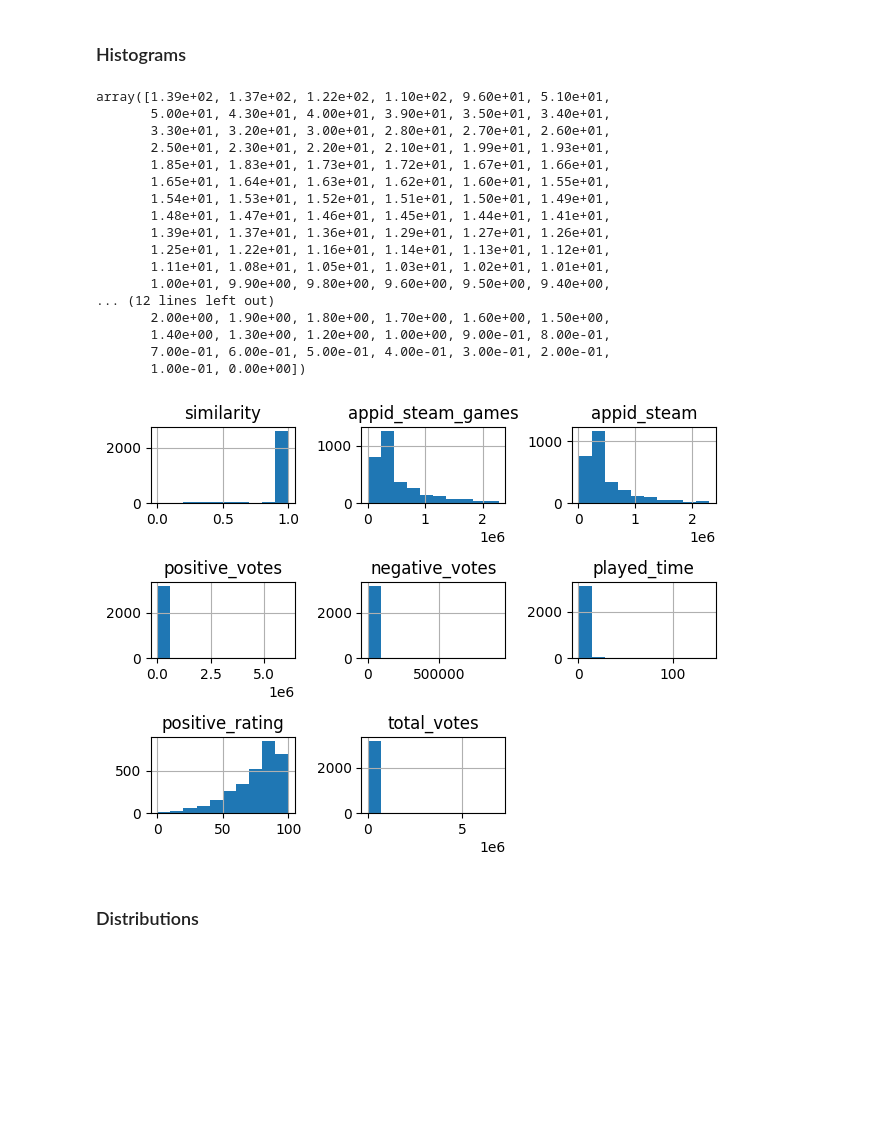
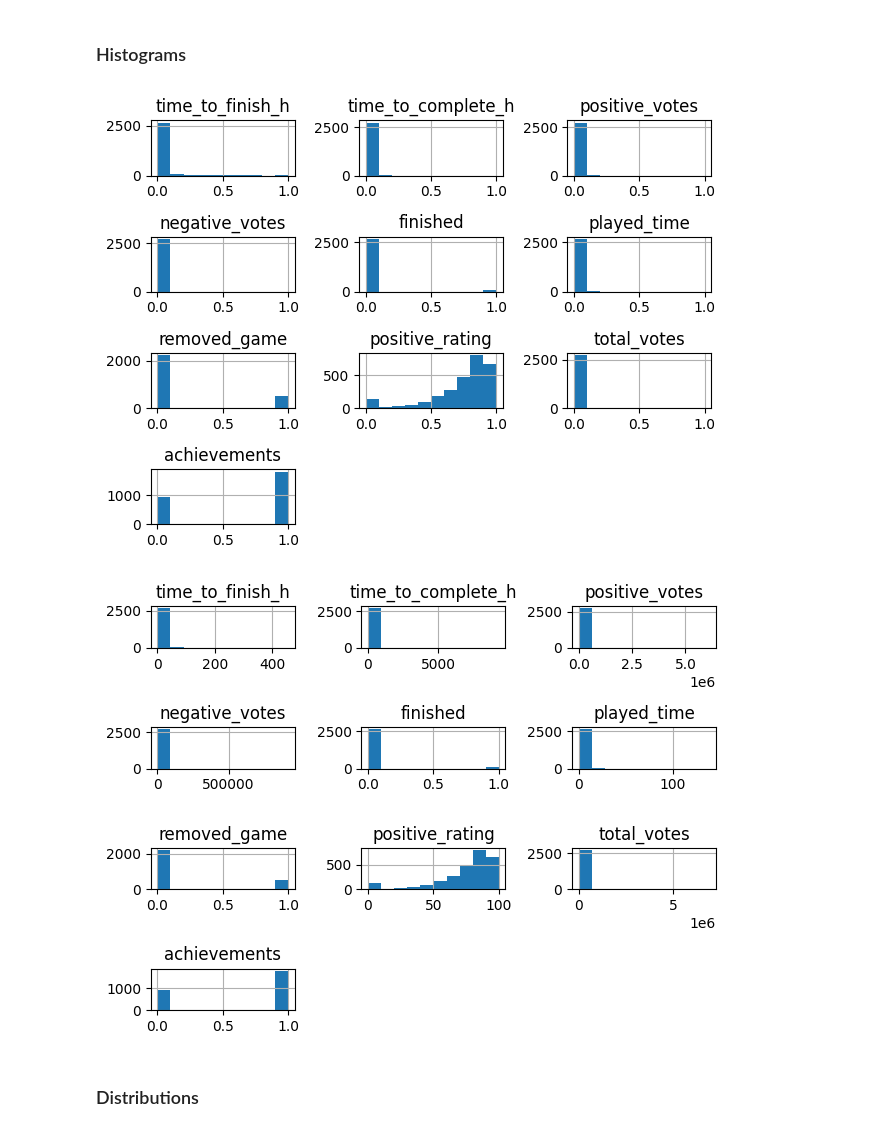
Before and after one commit to Sharpy796/CMPS4510_SteamGameAnalyzer, a Jupyter notebook: project_cluster_cmps451.ipynb, the cells around one changed output. Drawn from its saved outputs; the diff is of its cells as text; code cells hidden in the pictures; blank space fills up the shorter version.

Commit message:
Filtered columns we want from dataset and made a norm function

```diff
--- a/project_cluster_cmps451.ipynb
+++ b/project_cluster_cmps451.ipynb
@@ -155,28 +155,48 @@ pd.plotting.parallel_coordinates(ttfh, "bin", color=('red', 'orange', 'yellow',
 [figure]
 # %% [markdown]
 ### Histograms
-# %%
-hist = df.hist(bins = 10 )
-plt.tight_layout()
-# %% [output]
-array([1.39e+02, 1.37e+02, 1.22e+02, 1.10e+02, 9.60e+01, 5.10e+01,
-       5.00e+01, 4.30e+01, 4.00e+01, 3.90e+01, 3.50e+01, 3.40e+01,
-       3.30e+01, 3.20e+01, 3.00e+01, 2.80e+01, 2.70e+01, 2.60e+01,
-       2.50e+01, 2.30e+01, 2.20e+01, 2.10e+01, 1.99e+01, 1.93e+01,
-       1.85e+01, 1.83e+01, 1.73e+01, 1.72e+01, 1.67e+01, 1.66e+01,
-       1.65e+01, 1.64e+01, 1.63e+01, 1.62e+01, 1.60e+01, 1.55e+01,
-       1.54e+01, 1.53e+01, 1.52e+01, 1.51e+01, 1.50e+01, 1.49e+01,
-       1.48e+01, 1.47e+01, 1.46e+01, 1.45e+01, 1.44e+01, 1.41e+01,
-       1.39e+01, 1.37e+01, 1.36e+01, 1.29e+01, 1.27e+01, 1.26e+01,
-       1.25e+01, 1.22e+01, 1.16e+01, 1.14e+01, 1.13e+01, 1.12e+01,
-       1.11e+01, 1.08e+01, 1.05e+01, 1.03e+01, 1.02e+01, 1.01e+01,
-       1.00e+01, 9.90e+00, 9.80e+00, 9.60e+00, 9.50e+00, 9.40e+00,
-... (12 lines left out)
-       2.00e+00, 1.90e+00, 1.80e+00, 1.70e+00, 1.60e+00, 1.50e+00,
-       1.40e+00, 1.30e+00, 1.20e+00, 1.00e+00, 9.00e-01, 8.00e-01,
-       7.00e-01, 6.00e-01, 5.00e-01, 4.00e-01, 3.00e-01, 2.00e-01,
-       1.00e-01, 0.00e+00])
-[figure, removed]
+# %%
+
+#filter out columns we want from dataset
+df_filt = df.filter(items = ['time_to_finish_h', 'time_to_complete_h', 'genre',
+                             'positive_votes', 'negative_votes', 'tags', 'finished', 'played_time',
+                             'removed_game', 'positive_rating', 'total_votes', 'achievements'])
+
+#remove unwanted values from some columns
+df_filt = df_filt[df_filt ['time_to_finish_h']  != 'No time registered yet']
+df_filt = df_filt[df_filt['time_to_complete_h'] != 'No time registered yet']
+
+#Change NA/NAN values to 0
+df_filt = df_filt.fillna(0)
+
+#Convert number strings to int
+df_filt['time_to_finish_h'] = df_filt['time_to_finish_h'].apply(lambda x: int(x))
+df_filt['time_to_complete_h'] = df_filt['time_to_complete_h'].apply(lambda x: int(x))
+
+#Replace 'X' (meaning true) with 1
+df_filt = df_filt.replace('X', 1)
+
+#Filter out columns that have names of genres and tags until figure out what to do with them
+df_filt_exclude_col_w_string = df_filt.filter(items = ['time_to_finish_h', 'time_to_complete_h',
+                                      'positive_votes', 'negative_votes',  'finished', 'played_time',
+                                      'removed_game', 'positive_rating', 'total_votes', 'achievements'])
+
+#Create copy for min-max normalization (need to move normalization method somewhere else eventually)
+df_filt_copy_for_norm = df_filt_exclude_col_w_string.copy()
+#Normalizes filtered copy of df_filt_exclude_col_w_string (this function only works with int)
+for column in df_filt_copy_for_norm.columns:
+    df_filt_copy_for_norm[column] = (df_filt_copy_for_norm[column] - df_filt_copy_for_norm[column].min()) / (df_filt_copy_for_norm[column].max() - df_filt_copy_for_norm[column].min())
+
+#Plots histogram with normalized data
+hist_norm = df_filt_copy_for_norm.hist(bins = 10)
+plt.tight_layout()
+
+#plot histogram with non-normalized data
+hist = df_filt.hist(bins = 10)
+plt.tight_layout()
+# %% [output]
+[figure, added]
+[figure, added]
 # %% [markdown]
 ### Distributions
 # %% [markdown]
```
Also changed, not shown: parts of 2 cells of this notebook.
